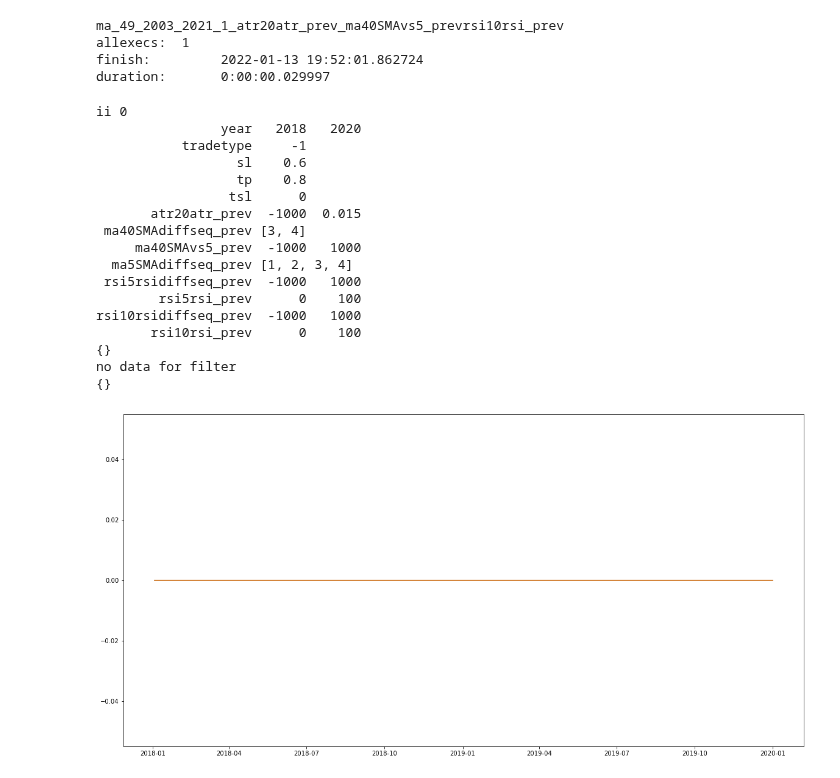
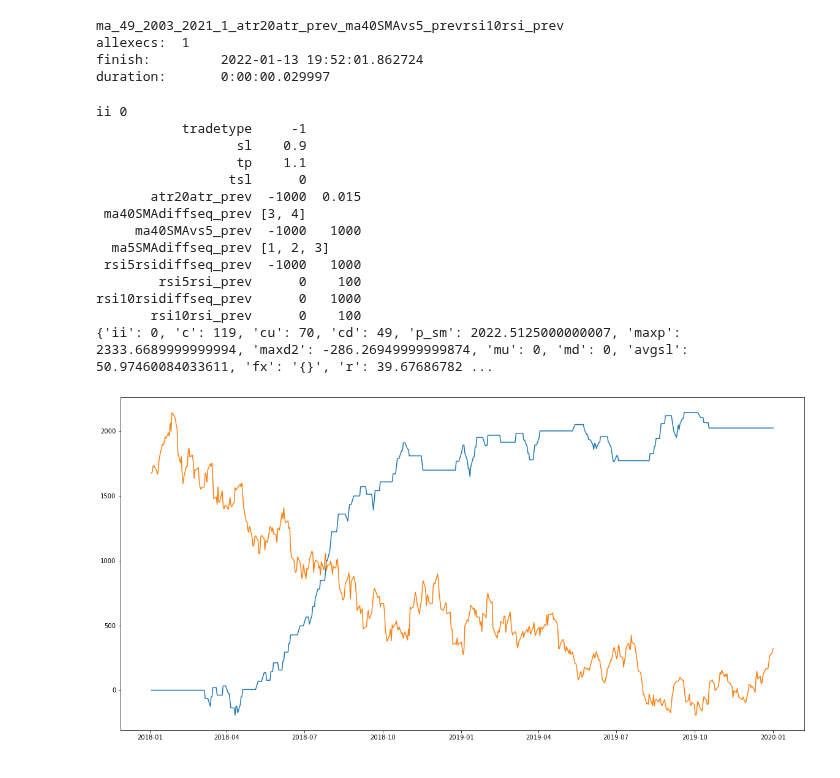
Before and after one commit to ai357060/flower, a Jupyter notebook: wm/SMAExperiment51-test.ipynb, the cells around one changed output. Cells and saved outputs as stored; diff of their text form; code cells hidden in the pictures.

```diff
--- a/wm/SMAExperiment51-test.ipynb
+++ b/wm/SMAExperiment51-test.ipynb
@@ -165,27 +165,25 @@ finish:         2022-01-13 19:52:01.862724
 duration:       0:00:00.029997
 # %%
 fxs = [
-'{"year":[3,2018,2020],"tradetype": [2, -1], "sl": [2, 0.6], "tp": [2, 0.8], "tsl": [2, 0], "atr20atr_prev": [3, -1000, 0.015], "ma40SMAdiffseq_prev": [1, [3,4]], "ma40SMAvs5_prev": [0, -1000, 1000], "ma5SMAdiffseq_prev": [1, [1,2, 3,4]], "rsi5rsidiffseq_prev": [3, -1000, 1000], "rsi5rsi_prev": [0, 0, 100], "rsi10rsidiffseq_prev": [3, -1000, 1000], "rsi10rsi_prev": [0, 0, 100]}'
+'{"tradetype": [2, -1], "sl": [2, 0.9], "tp": [2, 1.1], "tsl": [2, 0], "atr20atr_prev": [3, -1000, 0.015], "ma40SMAdiffseq_prev": [1, [3, 4]], "ma40SMAvs5_prev": [0, -1000, 1000], "ma5SMAdiffseq_prev": [1, [1, 2, 3]], "rsi5rsidiffseq_prev": [3, -1000, 1000], "rsi5rsi_prev": [0, 0, 100], "rsi10rsidiffseq_prev": [3, 0, 1000], "rsi10rsi_prev": [0, 0, 100]}'
+
 ]
 sub = calcandplot(alltrades,fxs)
 # %% [output]
 ii 0
-                year   2018   2020
            tradetype     -1
-                  sl    0.6
-                  tp    0.8
+                  sl    0.9
+                  tp    1.1
                  tsl      0
        atr20atr_prev  -1000  0.015
  ma40SMAdiffseq_prev [3, 4]
      ma40SMAvs5_prev  -1000   1000
-  ma5SMAdiffseq_prev [1, 2, 3, 4]
+  ma5SMAdiffseq_prev [1, 2, 3]
  rsi5rsidiffseq_prev  -1000   1000
         rsi5rsi_prev      0    100
-rsi10rsidiffseq_prev  -1000   1000
+rsi10rsidiffseq_prev      0   1000
        rsi10rsi_prev      0    100
-{}
-no data for filter
-{}
+{'ii': 0, 'c': 119, 'cu': 70, 'cd': 49, 'p_sm': 2022.5125000000007, 'maxp': 2333.6689999999994, 'maxd2': -286.26949999999874, 'mu': 0, 'md': 0, 'avgsl': 50.97460084033611, 'fx': '{}', 'r': 39.67686782 ...
-[figure, old version]
+[figure, new version]
 # %%
 sub.to_csv(sep=';',path_or_buf='../Data/xxx1.csv',date_format="%Y-%m-%d",index = False,na_rep='')
```
Also changed, not shown: 3 other files.
